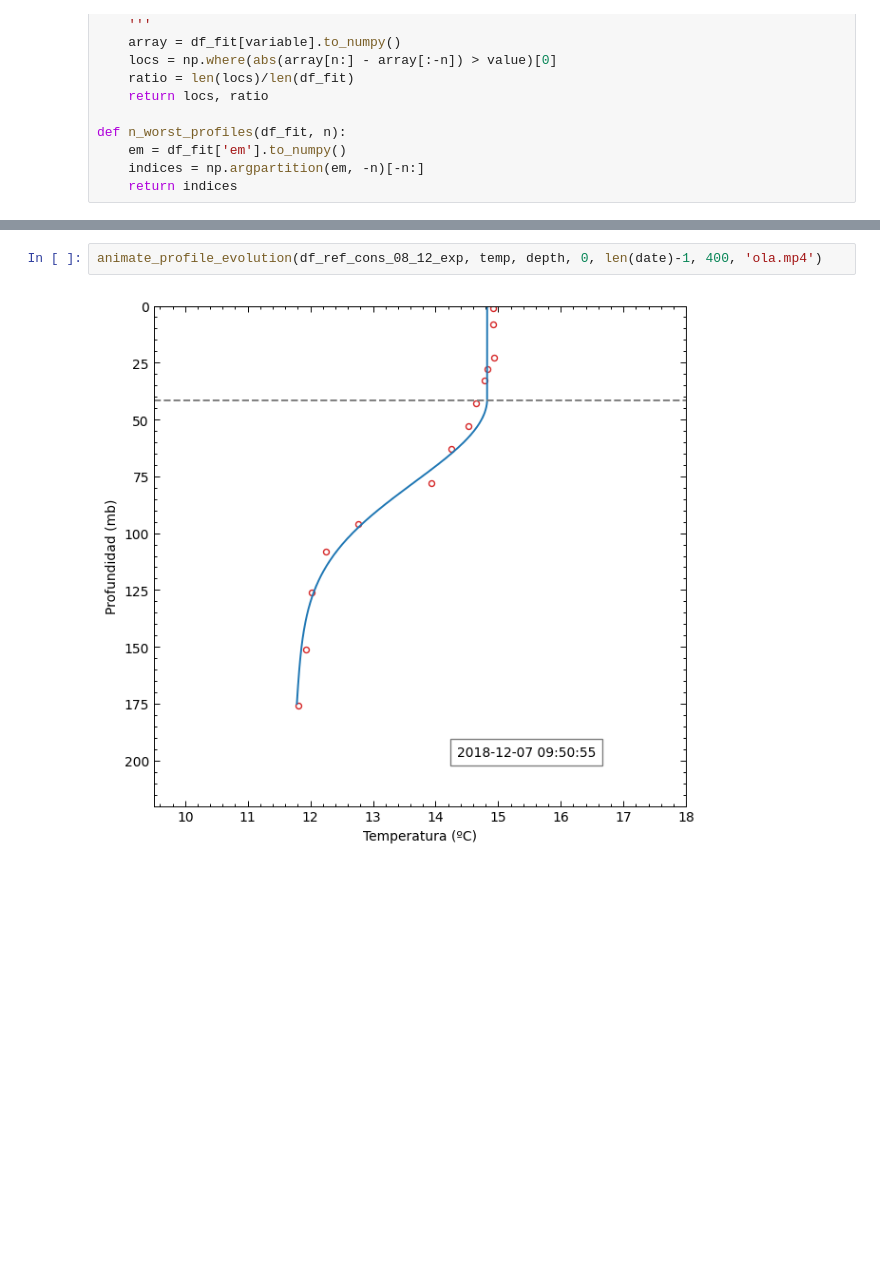
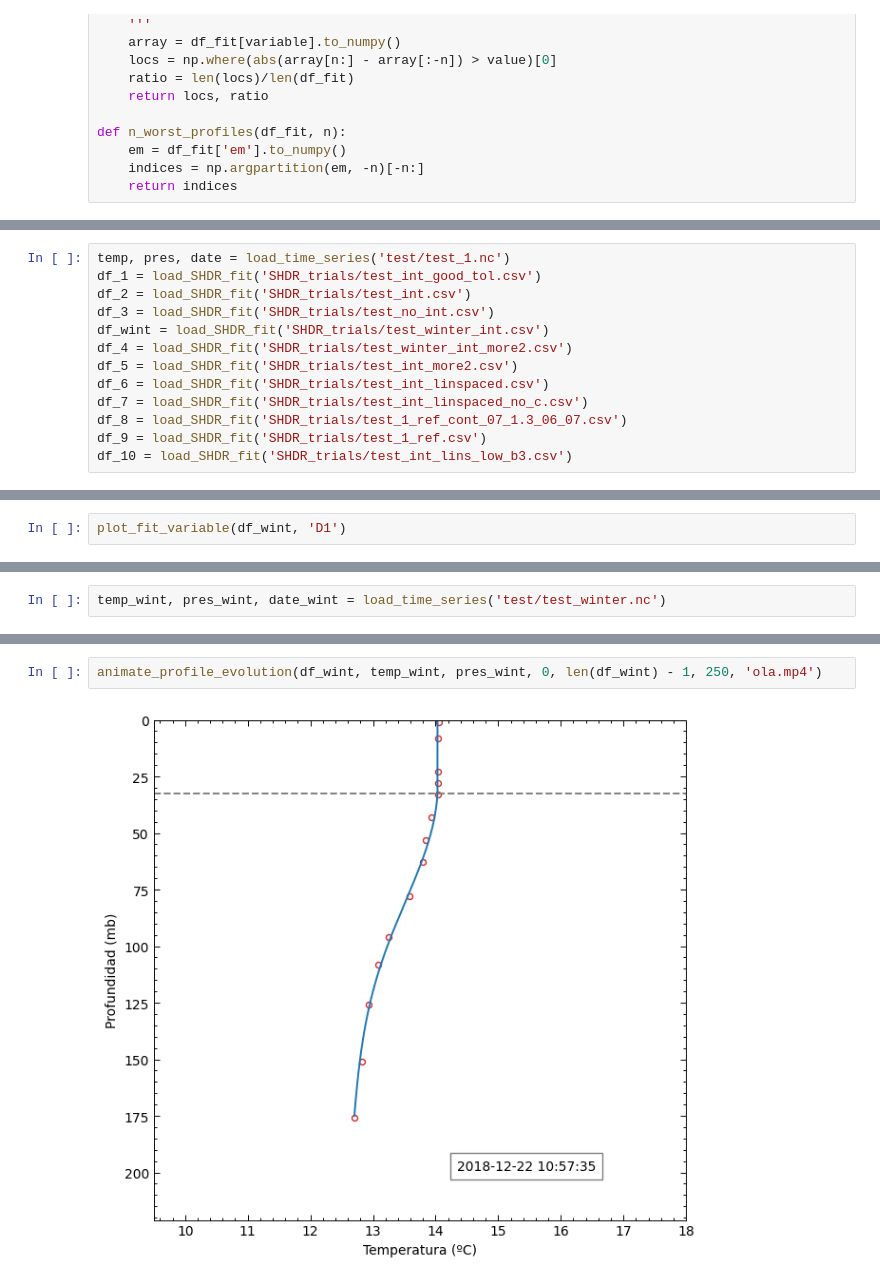
Before and after one commit to manufrn/TFG, a Jupyter notebook: notebooks/Compare_different_SHDRs.ipynb, the cells around one changed output, grey strips where cells are left out. Saved outputs shown, nothing was run; the diff lists cells and outputs as text; blank space fills up the shorter version.

```diff
--- a/notebooks/Compare_different_SHDRs.ipynb
+++ b/notebooks/Compare_different_SHDRs.ipynb
@@ -124,0 +54,13 @@ plot_fit_variable(df_ref_cons_08_12_exp, 'D1')
+# %%
+temp, pres, date = load_time_series('test/test_1.nc')
+df_1 = load_SHDR_fit('SHDR_trials/test_int_good_tol.csv')
+df_2 = load_SHDR_fit('SHDR_trials/test_int.csv')
+df_3 = load_SHDR_fit('SHDR_trials/test_no_int.csv')
+df_wint = load_SHDR_fit('SHDR_trials/test_winter_int.csv')
+df_4 = load_SHDR_fit('SHDR_trials/test_winter_int_more2.csv')
+df_5 = load_SHDR_fit('SHDR_trials/test_int_more2.csv')
+df_6 = load_SHDR_fit('SHDR_trials/test_int_linspaced.csv')
+df_7 = load_SHDR_fit('SHDR_trials/test_int_linspaced_no_c.csv')
+df_8 = load_SHDR_fit('SHDR_trials/test_1_ref_cont_07_1.3_06_07.csv')
+df_9 = load_SHDR_fit('SHDR_trials/test_1_ref.csv')
+df_10 = load_SHDR_fit('SHDR_trials/test_int_lins_low_b3.csv')
@@ -128,0 +148,2 @@ plot_fit_variable(df_ref, 'D1')
+# %%
+plot_fit_variable(df_wint, 'D1')
@@ -128,0 +171,2 @@ plot_fit_variable(df_ref, 'D1')
+# %%
+temp_wint, pres_wint, date_wint = load_time_series('test/test_winter.nc')
@@ -129,4 +181,4 @@ plot_fit_variable(df_ref, 'D1')
 # %%
-animate_profile_evolution(df_ref_cons_08_12_exp, temp, depth, 0, len(date)-1, 400, 'ola.mp4')
+animate_profile_evolution(df_wint, temp_wint, pres_wint, 0, len(df_wint) - 1, 250, 'ola.mp4')
 # %% [output]
-[figure, old version]
+[figure, new version]
```
Also changed, not shown: parts of 34 cells of this notebook, 7 other files.
